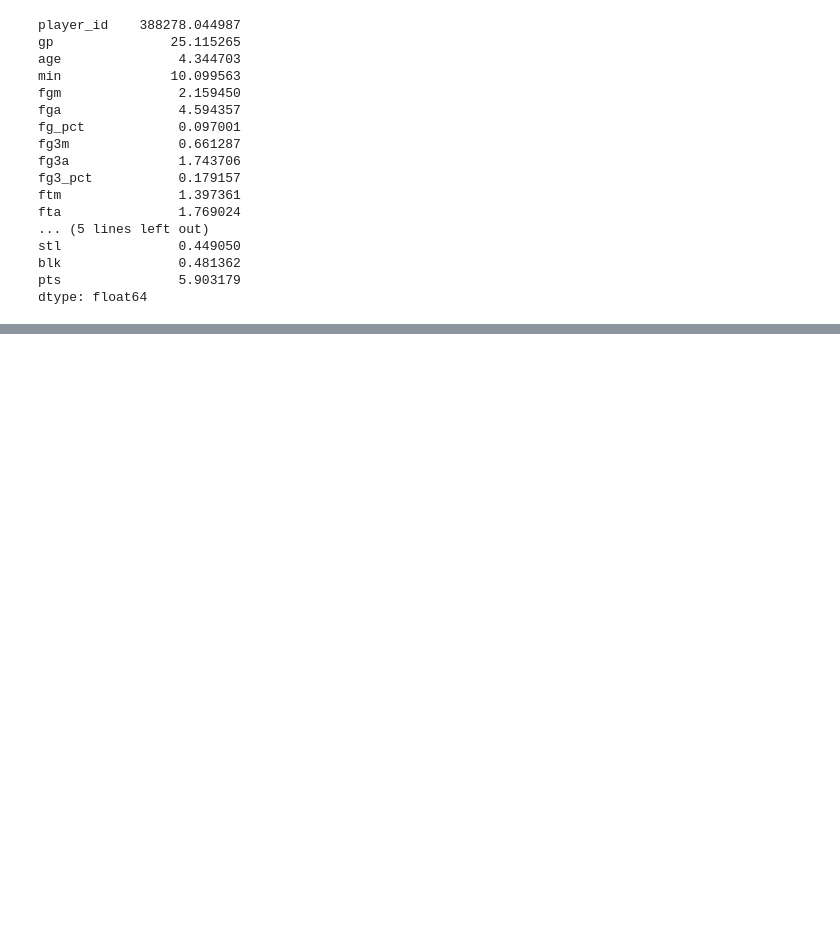
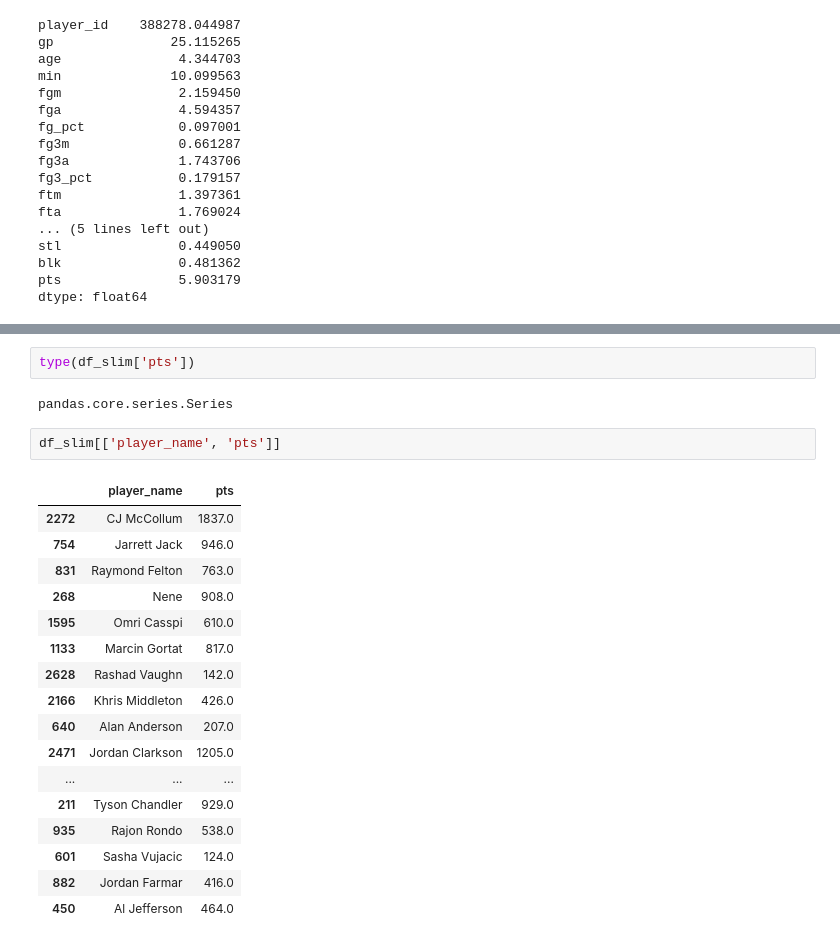
Before and after one commit to FrancisChung/udemy-nba-model-python, a Jupyter notebook: projection-model/Pandas.ipynb, the cells around one changed output, grey strips where cells are left out. Saved outputs shown, nothing was run; the diff lists cells and outputs as text; blank space fills up the shorter version.

```diff
--- a/projection-model/Pandas.ipynb
+++ b/projection-model/Pandas.ipynb
@@ -406,0 +476,24 @@ dtype: float64
+# %%
+type(df_slim['pts'])
+# %% [output]
+pandas.core.series.Series
+# %%
+df_slim[['player_name', 'pts']]
+# %% [output]
+|  | player_name | pts |
+| 2272 | CJ McCollum | 1837.0 |
+| 754 | Jarrett Jack | 946.0 |
+| 831 | Raymond Felton | 763.0 |
+| 268 | Nene | 908.0 |
+| 1595 | Omri Casspi | 610.0 |
+| 1133 | Marcin Gortat | 817.0 |
+| 2628 | Rashad Vaughn | 142.0 |
+| 2166 | Khris Middleton | 426.0 |
+| 640 | Alan Anderson | 207.0 |
+| 2471 | Jordan Clarkson | 1205.0 |
+| ... | ... | ... |
+| 211 | Tyson Chandler | 929.0 |
+| 935 | Rajon Rondo | 538.0 |
+| 601 | Sasha Vujacic | 124.0 |
+| 882 | Jordan Farmar | 416.0 |
+| 450 | Al Jefferson | 464.0 |
```
Also changed, not shown: parts of 17 cells of this notebook.
